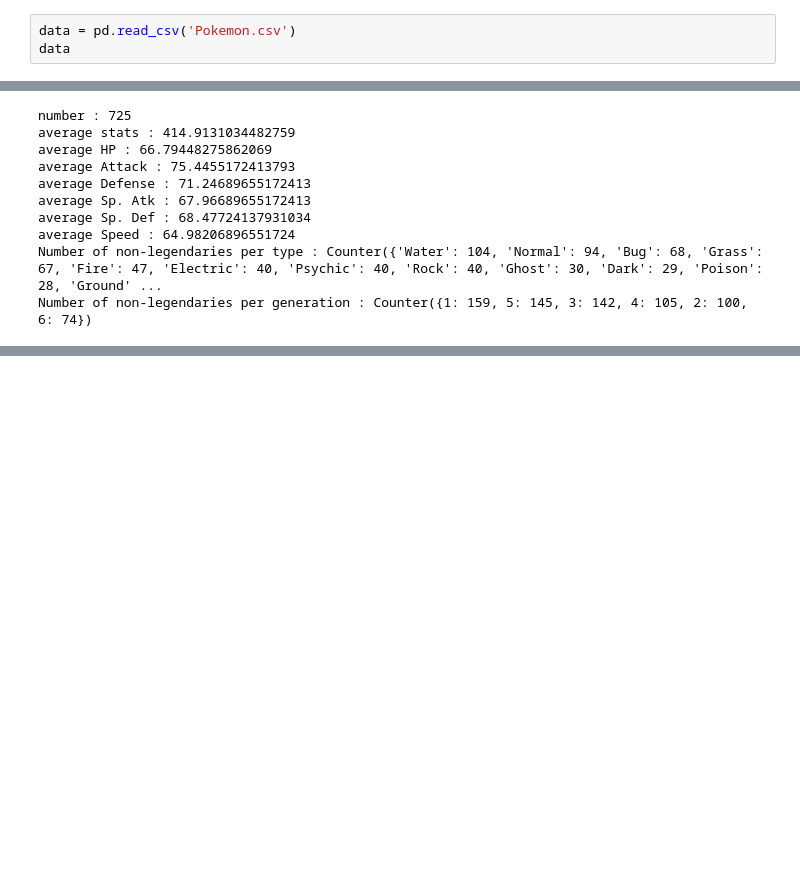
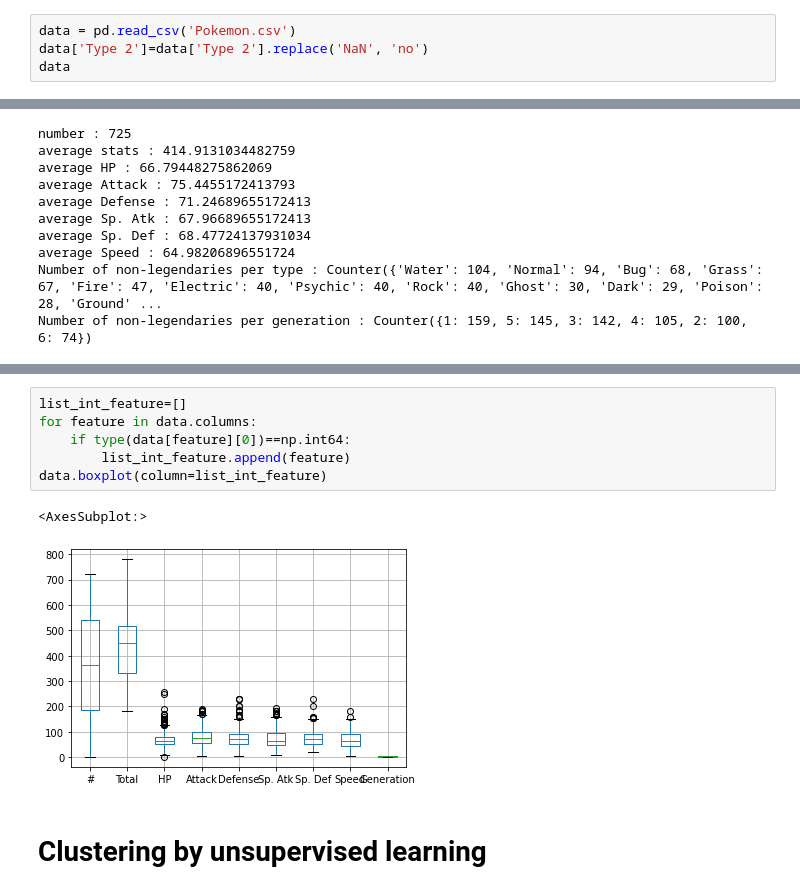
Before and after one commit to LiamLeGoffic/SPLEX_Project, a Jupyter notebook: TEST.ipynb, the cells around one changed output, grey strips where cells are left out. Cells and saved outputs as stored; diff of their text form; blank space fills up the shorter version.

```diff
--- a/TEST.ipynb
+++ b/TEST.ipynb
@@ -5,5 +19,6 @@ from collections import Counter
 # %%
 data = pd.read_csv('Pokemon.csv')
+data['Type 2']=data['Type 2'].replace('NaN', 'no')
 data
 # %% [output]
 |  | # | Name | Type 1 | Type 2 | Total | HP | Attack | Defense | Sp. Atk | Sp. Def | Speed | ... |
@@ -66,0 +135,11 @@ Number of non-legendaries per generation : Counter({1: 159, 5: 145, 3: 142, 4: 1
+# %%
+list_int_feature=[]
+for feature in data.columns:
+    if type(data[feature][0])==np.int64:
+        list_int_feature.append(feature)
+data.boxplot(column=list_int_feature)
+# %% [output]
+<AxesSubplot:>
+[figure, added]
+# %% [markdown]
+# Clustering by unsupervised learning
```
Also changed, not shown: parts of 12 cells of this notebook, 2 other files.
